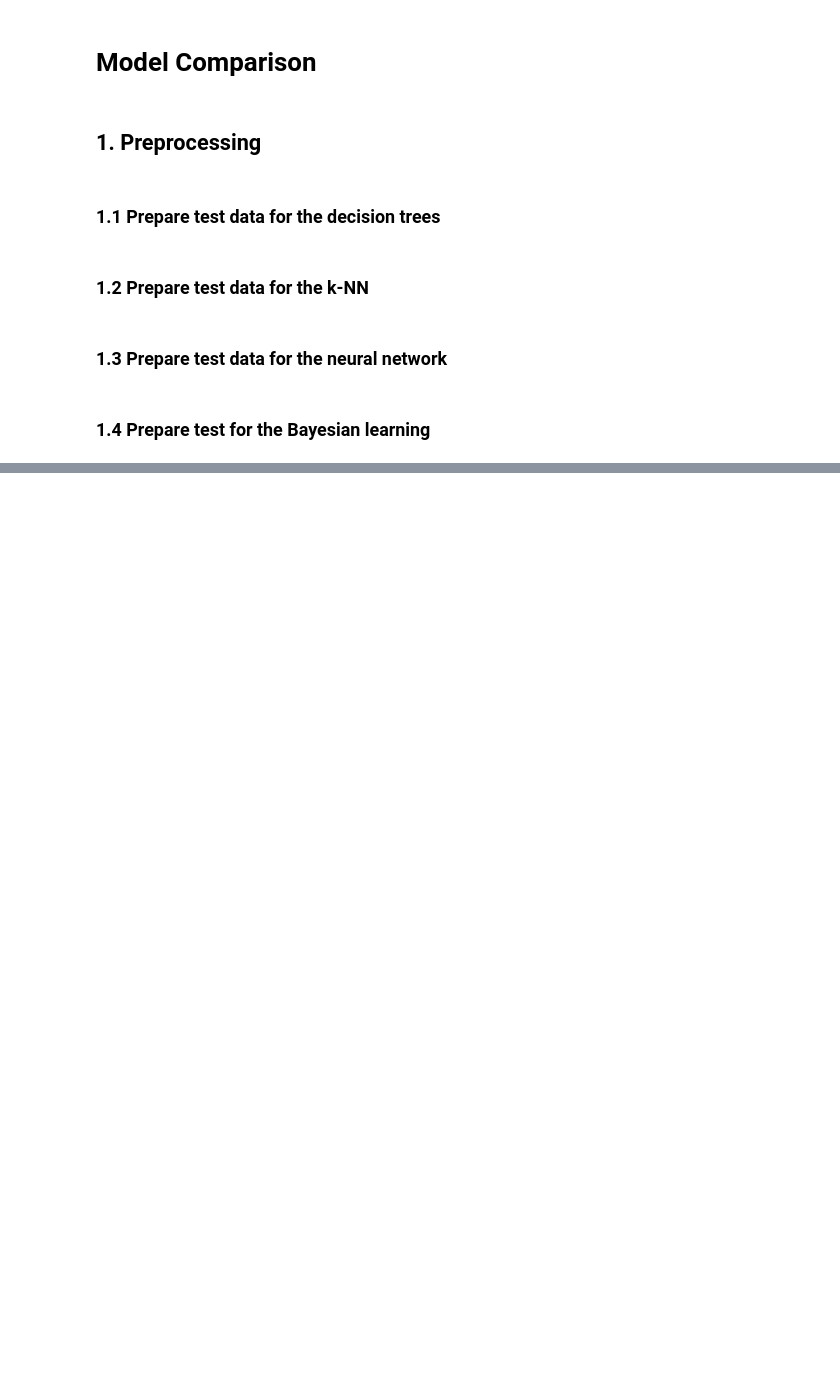
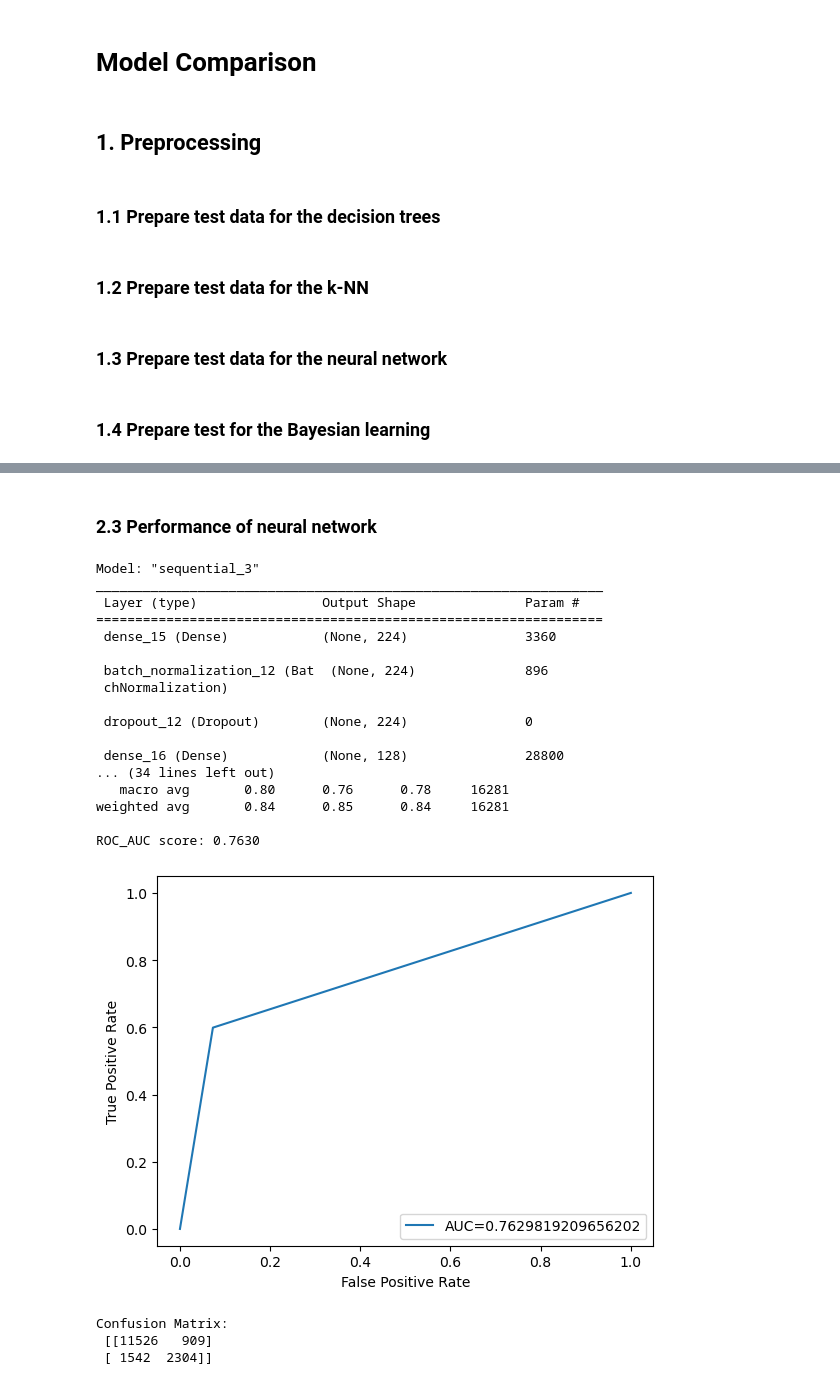
Before and after one commit to AlinZohari/ML-Adult, a Jupyter notebook: model_comparison.ipynb, the cells around one changed output, grey strips where cells are left out. Cells and saved outputs as stored; diff of their text form; code cells hidden in the pictures; blank space fills up the shorter version.

```diff
--- a/model_comparison.ipynb
+++ b/model_comparison.ipynb
@@ -166,0 +276,60 @@ y_test_nb = ys_test
+# %% [markdown]
+### 2.3 Performance of neural network
+# %%
+from tensorflow import keras
+import numpy as np
+
+
+# Load neutral network model
+nn_model = keras.models.load_model('output/NeuralNetwork/NeuralNetwork.h5')
+nn_model.summary()
+# print(x_train_nn)
+# print(x_train_nn.shape)
+
+# Make predictions on the testing data
+y_pred_test_nn_proba = nn_model.predict(x_test_nn)  # probability of ">50k"
+y_pred_test_nn_proba = np.squeeze(y_pred_test_nn_proba)  # to 1-d array
+y_pred_test_nn = np.where(y_pred_test_nn_proba > 0.5, 1, 0)  # probability to binary results
+
+# Evaluate the model
+print(classification_report(y_test_nn,y_pred_test_nn))
+auc = roc_auc_score(y_test_nn, y_pred_test_nn)  # ROC score
+print('ROC_AUC score: {:.4f}'.format(auc))
+
+#plotting roc curve
+fpr, tpr, _ = roc_curve(y_test_nn, y_pred_test_nn)
+plt.plot(fpr,tpr,label="AUC="+str(auc))
+plt.ylabel('True Positive Rate')
+plt.xlabel('False Positive Rate')
+plt.legend(loc=4)
+plt.show()
+
+#Confusion matrix
+cm = (confusion_matrix(y_test_nn, y_pred_test_nn))
+print('Confusion Matrix: \n', cm)
+#confusion matrix plot
+disp = ConfusionMatrixDisplay(cm)
+disp.plot()
+plt.show()
+# %% [output]
+Model: "sequential_3"
+_________________________________________________________________
+ Layer (type)                Output Shape              Param #
+=================================================================
+ dense_15 (Dense)            (None, 224)               3360
+
+ batch_normalization_12 (Bat  (None, 224)              896
+ chNormalization)
+
+ dropout_12 (Dropout)        (None, 224)               0
+
+ dense_16 (Dense)            (None, 128)               28800
+... (34 lines left out)
+   macro avg       0.80      0.76      0.78     16281
+weighted avg       0.84      0.85      0.84     16281
+
+ROC_AUC score: 0.7630
+[figure, added]
+Confusion Matrix:
+ [[11526   909]
+ [ 1542  2304]]
```
Also changed, not shown: parts of 11 cells of this notebook, 1 other file.
